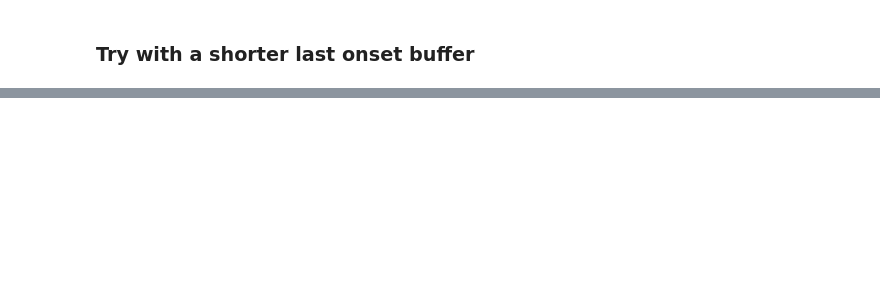
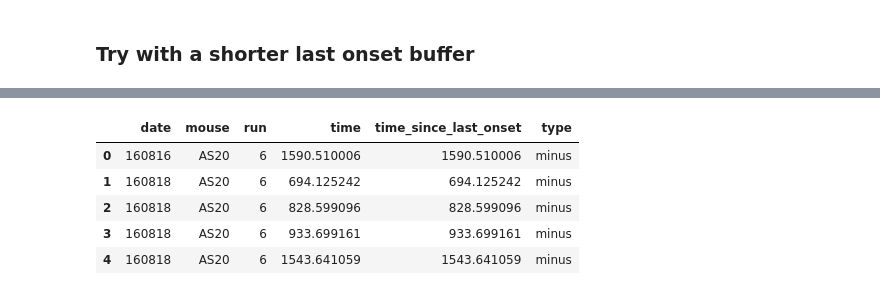
Before and after one commit to asugden/pool, a Jupyter notebook: notebooks/replay1/replay_rate_questions.ipynb, the cells around one changed output, grey strips where cells are left out. Drawn from its saved outputs; the diff is of its cells as text; code cells hidden in the pictures; blank space fills up the shorter version.

```diff
--- a/notebooks/replay1/replay_rate_questions.ipynb
+++ b/notebooks/replay1/replay_rate_questions.ipynb
@@ -365,0 +387,9 @@ plt.ylabel('Event density');
+# %%
+result.head()
+# %% [output]
+|  | date | mouse | run | time | time_since_last_onset | type |
+| 0 | 160816 | AS20 | 6 | 1590.510006 | 1590.510006 | minus |
+| 1 | 160818 | AS20 | 6 | 694.125242 | 694.125242 | minus |
+| 2 | 160818 | AS20 | 6 | 828.599096 | 828.599096 | minus |
+| 3 | 160818 | AS20 | 6 | 933.699161 | 933.699161 | minus |
+| 4 | 160818 | AS20 | 6 | 1543.641059 | 1543.641059 | minus |
```
Also changed, not shown: parts of 12 cells of this notebook, 3 other files.
